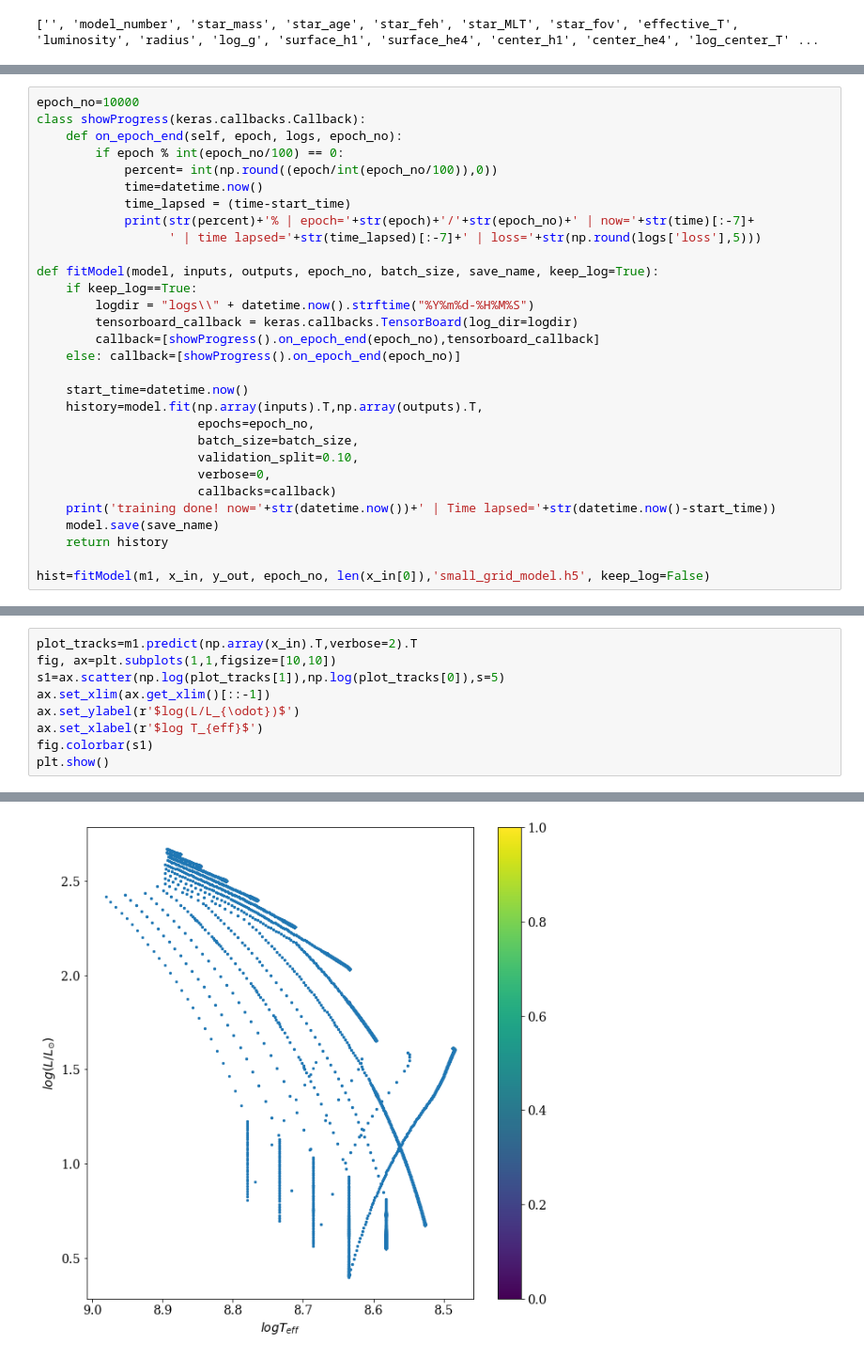
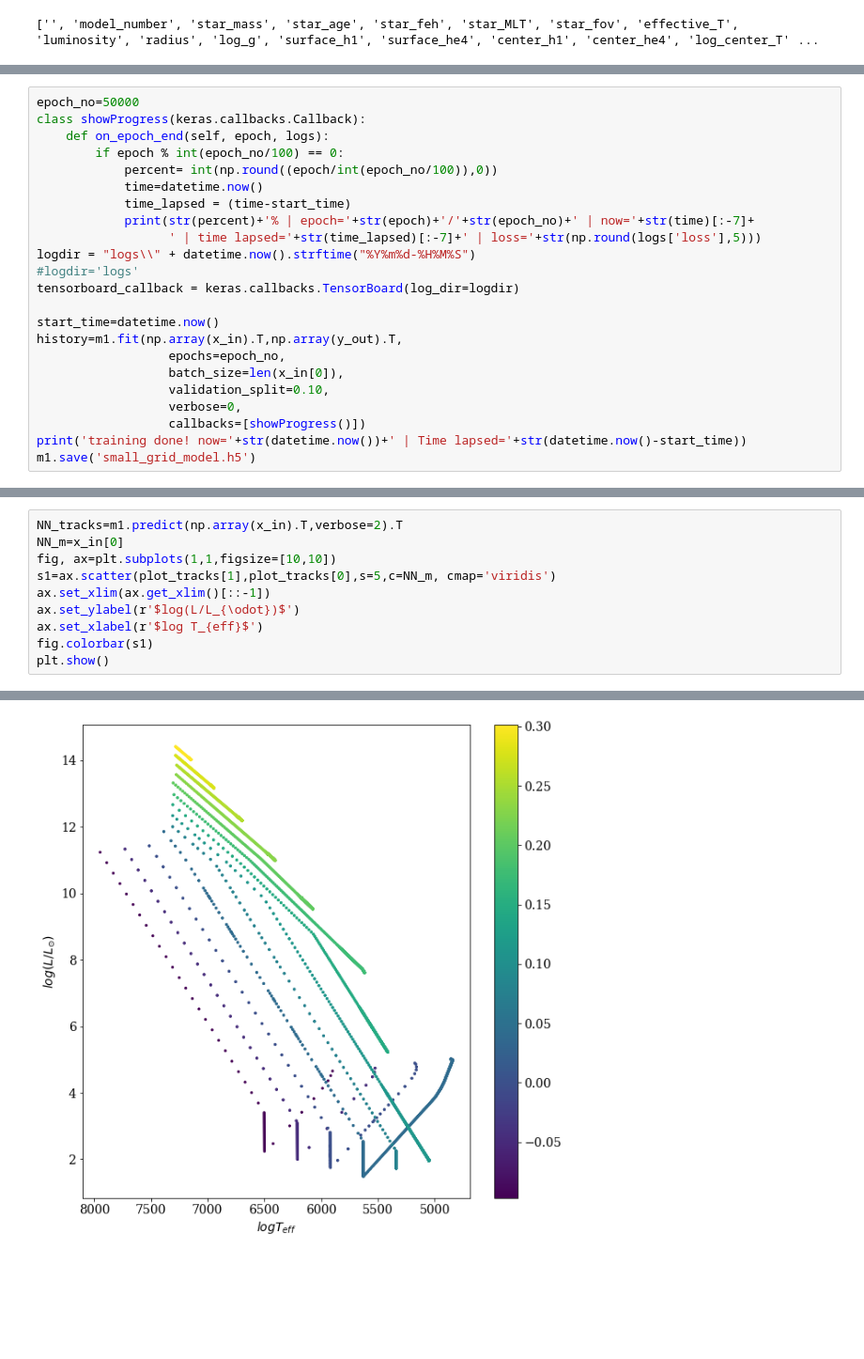
Before and after one commit to Harry-Westwood/Y4-Project-InterNeuralStellar, a Jupyter notebook: Hin's_files/grid01.ipynb, the cells around one changed output, grey strips where cells are left out. Shown at 94% size. Saved outputs shown, nothing was run; the diff lists cells and outputs as text; blank space fills up the shorter version.

```diff
--- a/Hin's_files/grid01.ipynb
+++ b/Hin's_files/grid01.ipynb
@@ -142,31 +164,24 @@ _________________________________________________________________
 # %%
-epoch_no=10000
+epoch_no=50000
 class showProgress(keras.callbacks.Callback):
-    def on_epoch_end(self, epoch, logs, epoch_no):
+    def on_epoch_end(self, epoch, logs):
         if epoch % int(epoch_no/100) == 0:
             percent= int(np.round((epoch/int(epoch_no/100)),0))
             time=datetime.now()
             time_lapsed = (time-start_time)
             print(str(percent)+'% | epoch='+str(epoch)+'/'+str(epoch_no)+' | now='+str(time)[:-7]+
                   ' | time lapsed='+str(time_lapsed)[:-7]+' | loss='+str(np.round(logs['loss'],5)))
+logdir = "logs\\" + datetime.now().strftime("%Y%m%d-%H%M%S")
+#logdir='logs'
+tensorboard_callback = keras.callbacks.TensorBoard(log_dir=logdir)
 
-def fitModel(model, inputs, outputs, epoch_no, batch_size, save_name, keep_log=True):
-    if keep_log==True:
-        logdir = "logs\\" + datetime.now().strftime("%Y%m%d-%H%M%S")
-        tensorboard_callback = keras.callbacks.TensorBoard(log_dir=logdir)
-        callback=[showProgress().on_epoch_end(epoch_no),tensorboard_callback]
-    else: callback=[showProgress().on_epoch_end(epoch_no)]
-
-    start_time=datetime.now()
-    history=model.fit(np.array(inputs).T,np.array(outputs).T,
-                      epochs=epoch_no,
-                      batch_size=batch_size,
-                      validation_split=0.10,
-                      verbose=0,
-                      callbacks=callback)
-    print('training done! now='+str(datetime.now())+' | Time lapsed='+str(datetime.now()-start_time))
-    model.save(save_name)
-    return history
-
-hist=fitModel(m1, x_in, y_out, epoch_no, len(x_in[0]),'small_grid_model.h5', keep_log=False)
+start_time=datetime.now()
+history=m1.fit(np.array(x_in).T,np.array(y_out).T,
+                  epochs=epoch_no,
+                  batch_size=len(x_in[0]),
+                  validation_split=0.10,
+                  verbose=0,
+                  callbacks=[showProgress()])
+print('training done! now='+str(datetime.now())+' | Time lapsed='+str(datetime.now()-start_time))
+m1.save('small_grid_model.h5')
 # %% [output]
@@ -231,12 +224,13 @@ plt.show()
 # %%
-plot_tracks=m1.predict(np.array(x_in).T,verbose=2).T
+NN_tracks=m1.predict(np.array(x_in).T,verbose=2).T
+NN_m=x_in[0]
 fig, ax=plt.subplots(1,1,figsize=[10,10])
-s1=ax.scatter(np.log(plot_tracks[1]),np.log(plot_tracks[0]),s=5)
+s1=ax.scatter(plot_tracks[1],plot_tracks[0],s=5,c=NN_m, cmap='viridis')
 ax.set_xlim(ax.get_xlim()[::-1])
 ax.set_ylabel(r'$log(L/L_{\odot})$')
 ax.set_xlabel(r'$log T_{eff}$')
 fig.colorbar(s1)
 plt.show()
 # %% [output]
 9211/1 - 0s
-[figure, old version]
+[figure, new version]
```
Also changed, not shown: parts of 5 cells of this notebook.
